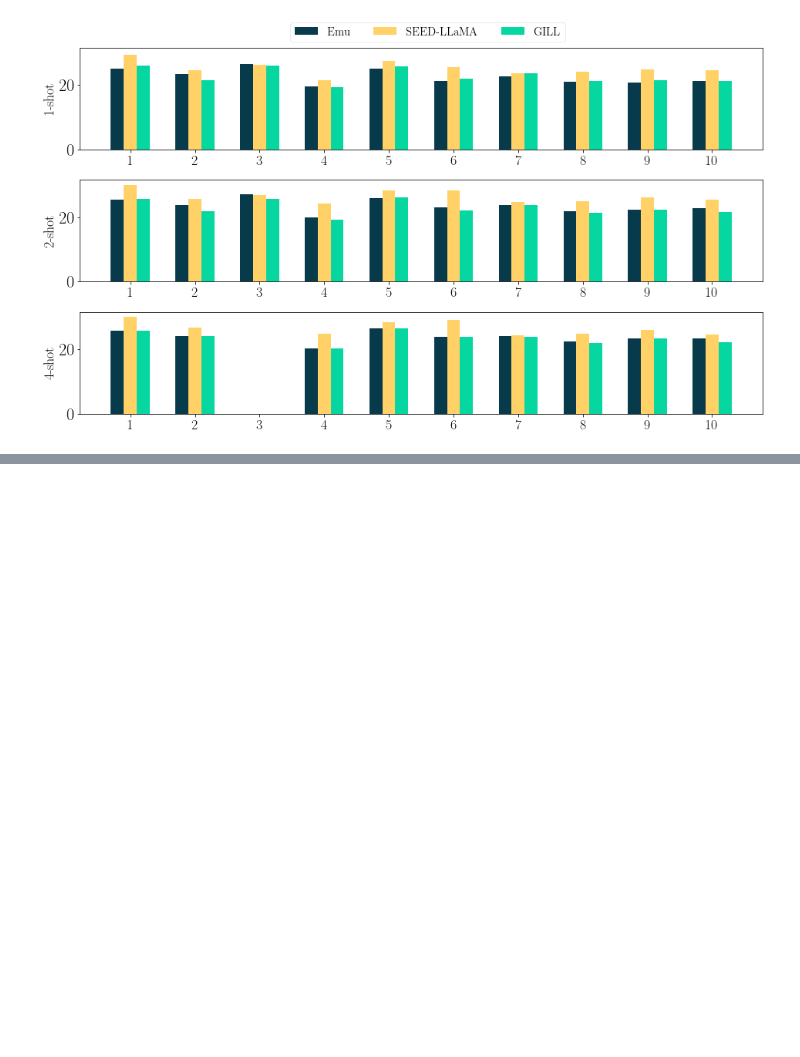
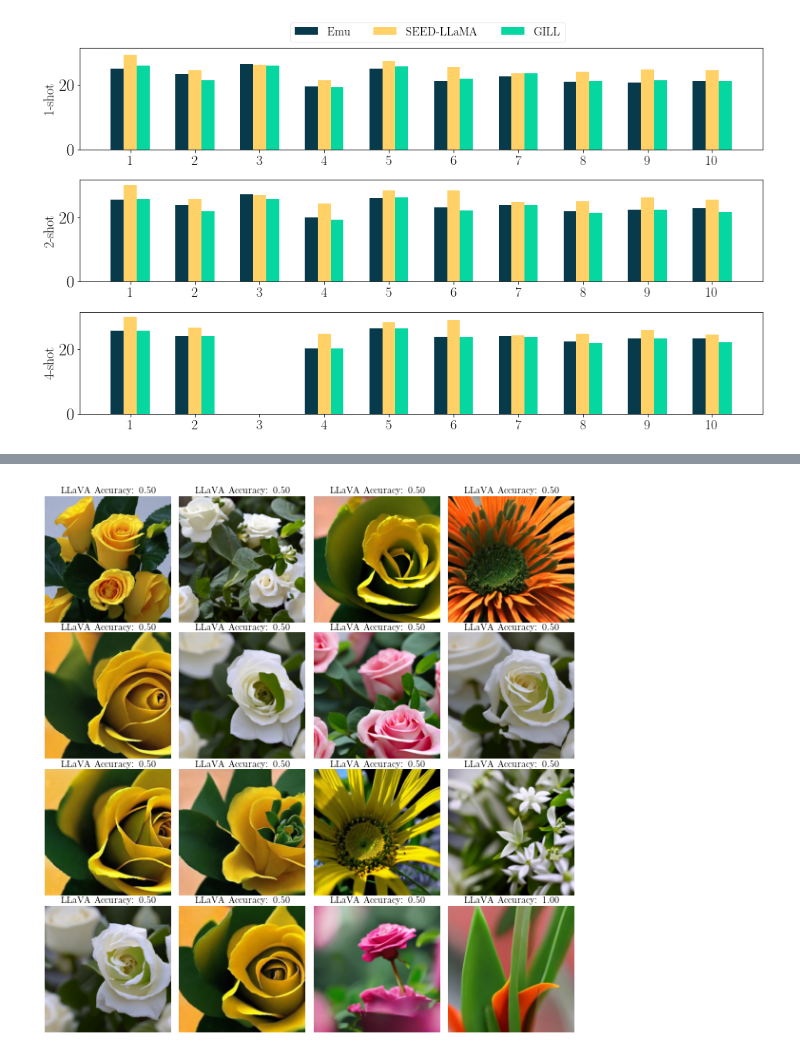
Before and after one commit to UW-Madison-Lee-Lab/CoBSAT, a Jupyter notebook: analysis/results_analysis2.ipynb, the cells around one changed output, grey strips where cells are left out. Saved outputs shown, nothing was run; the diff lists cells and outputs as text; code cells hidden in the pictures; blank space fills up the shorter version.

```diff
--- a/analysis/results_analysis2.ipynb
+++ b/analysis/results_analysis2.ipynb
@@ -179,0 +301,15 @@ plt.imread('/skunk-pod-storage-yzeng58-40wisc-2eedu-pvc/micl/results/gill_result
+# %%
+visualize(
+    model = 'seed',
+    num_shot = 4,
+    latent = 'flower',
+    query = 'green',
+    dataid = 1,
+    metric = 'llava',
+    task_category = 'color_object',
+    task_subcategory = 'color_flower',
+    n_cols = 4,
+    n_rows = 4,
+)
+# %% [output]
+[figure, added]
```
Also changed, not shown: parts of 8 cells of this notebook, 6 other files.
